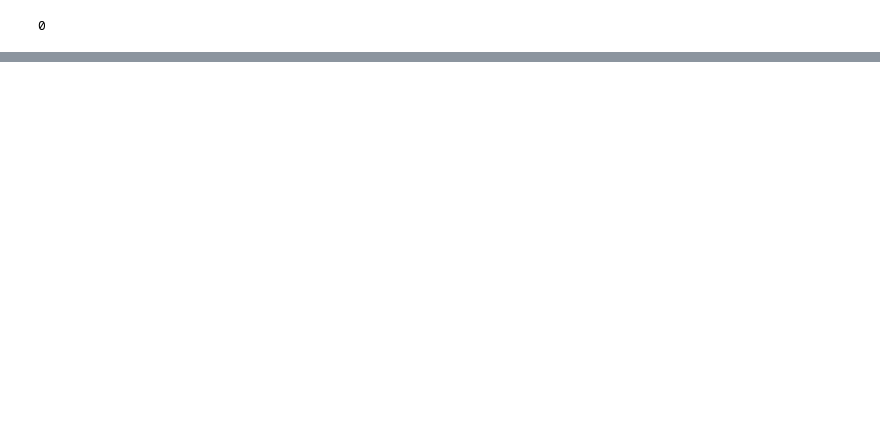
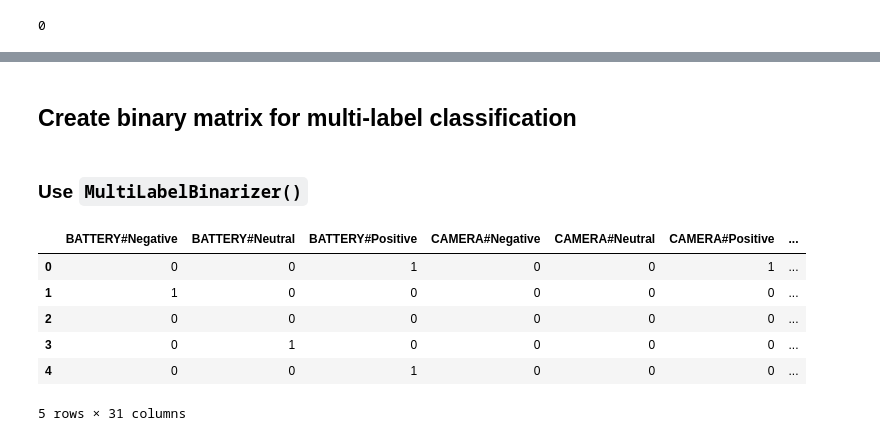
Before and after one commit to Avcuongy/nlp-project, a Jupyter notebook: notebooks/1_eda.ipynb, the cells around one changed output, grey strips where cells are left out. Cells and saved outputs as stored; diff of their text form; code cells hidden in the pictures; blank space fills up the shorter version.

```diff
--- a/notebooks/1_eda.ipynb
+++ b/notebooks/1_eda.ipynb
@@ -24,6 +31,8 @@ df_train.head()
 | 2 | 2 | Sao lúc gọi điện thoại màn hình b... | 3 | 17/08/2020 | {FEATURES#Negative}; |
 | 3 | 3 | Mọi người cập nhật phần mềm lại ,... | 3 | 29/02/2020 | {FEATURES#Negative};{BATTERY#Neut... |
 | 4 | 4 | Mới mua Sài được 1 tháng thấy pin... | 5 | 4/6/2020 | {BATTERY#Positive};{PERFORMANCE#P... |
+# %%
+df_train.drop(columns=['index', 'n_star', 'date_time'], inplace=True)
 # %%
 df_train.info()
 # %% [output]
@@ -62,0 +69,2 @@ df_train.duplicated().sum()
+# %%
+df_train["parsed_labels"] = df_train["label"].apply(parse_label)
@@ -62,0 +84,4 @@ df_train.duplicated().sum()
+# %% [markdown]
+## Create binary matrix for multi-label classification
+# %% [markdown]
+### Use `MultiLabelBinarizer()`
@@ -62,0 +93,11 @@ df_train.duplicated().sum()
+# %%
+y_df = pd.DataFrame(matrix_label_train, columns=mlb.classes_)
+y_df.head()
+# %% [output]
+|  | BATTERY#Negative | BATTERY#Neutral | BATTERY#Positive | CAMERA#Negative | CAMERA#Neutral | CAMERA#Positive | ... |
+| 0 | 0 | 0 | 1 | 0 | 0 | 1 | ... |
+| 1 | 1 | 0 | 0 | 0 | 0 | 0 | ... |
+| 2 | 0 | 0 | 0 | 0 | 0 | 0 | ... |
+| 3 | 0 | 1 | 0 | 0 | 0 | 0 | ... |
+| 4 | 0 | 0 | 1 | 0 | 0 | 0 | ... |
+5 rows × 31 columns
```
Also changed, not shown: parts of 35 cells of this notebook, 22 other files.
